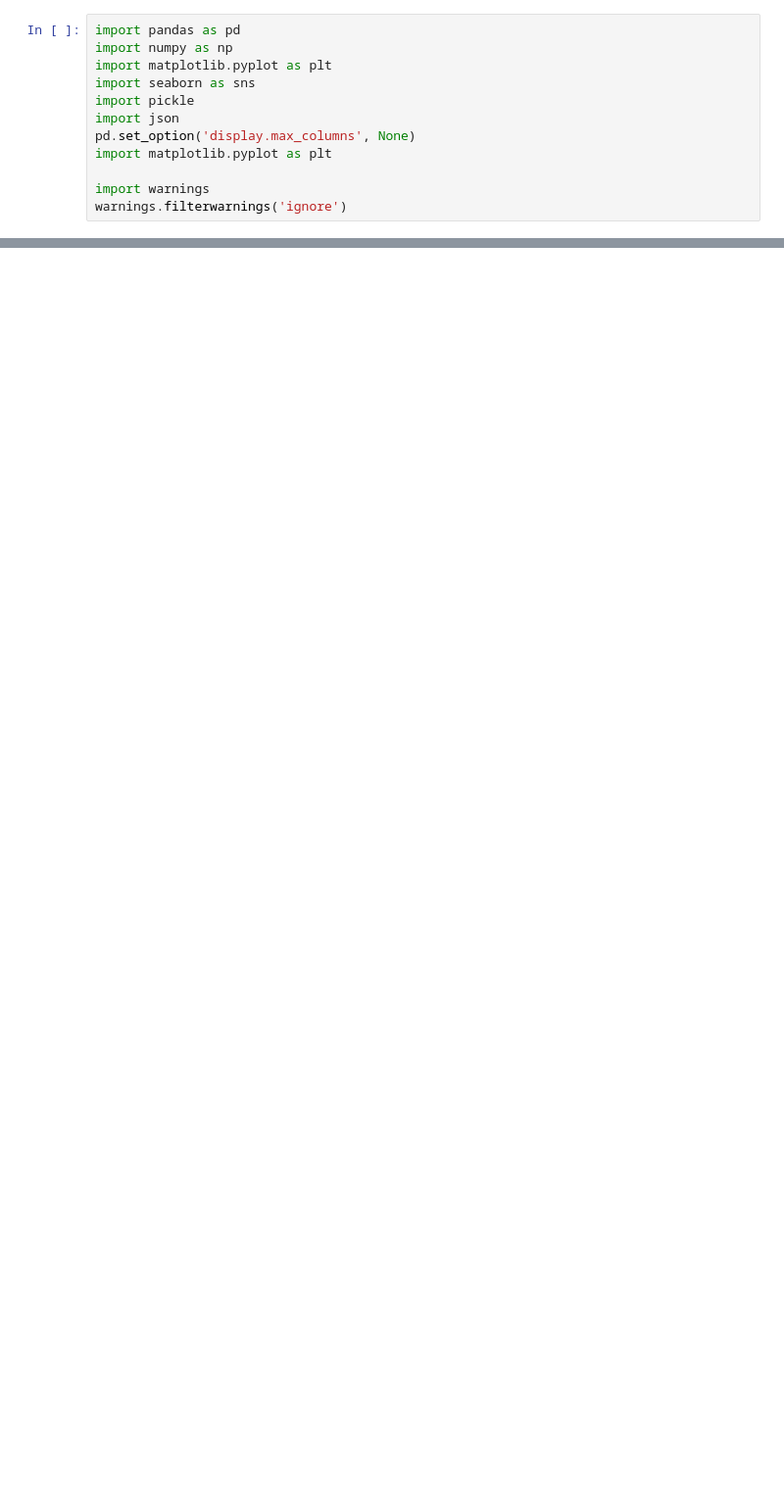
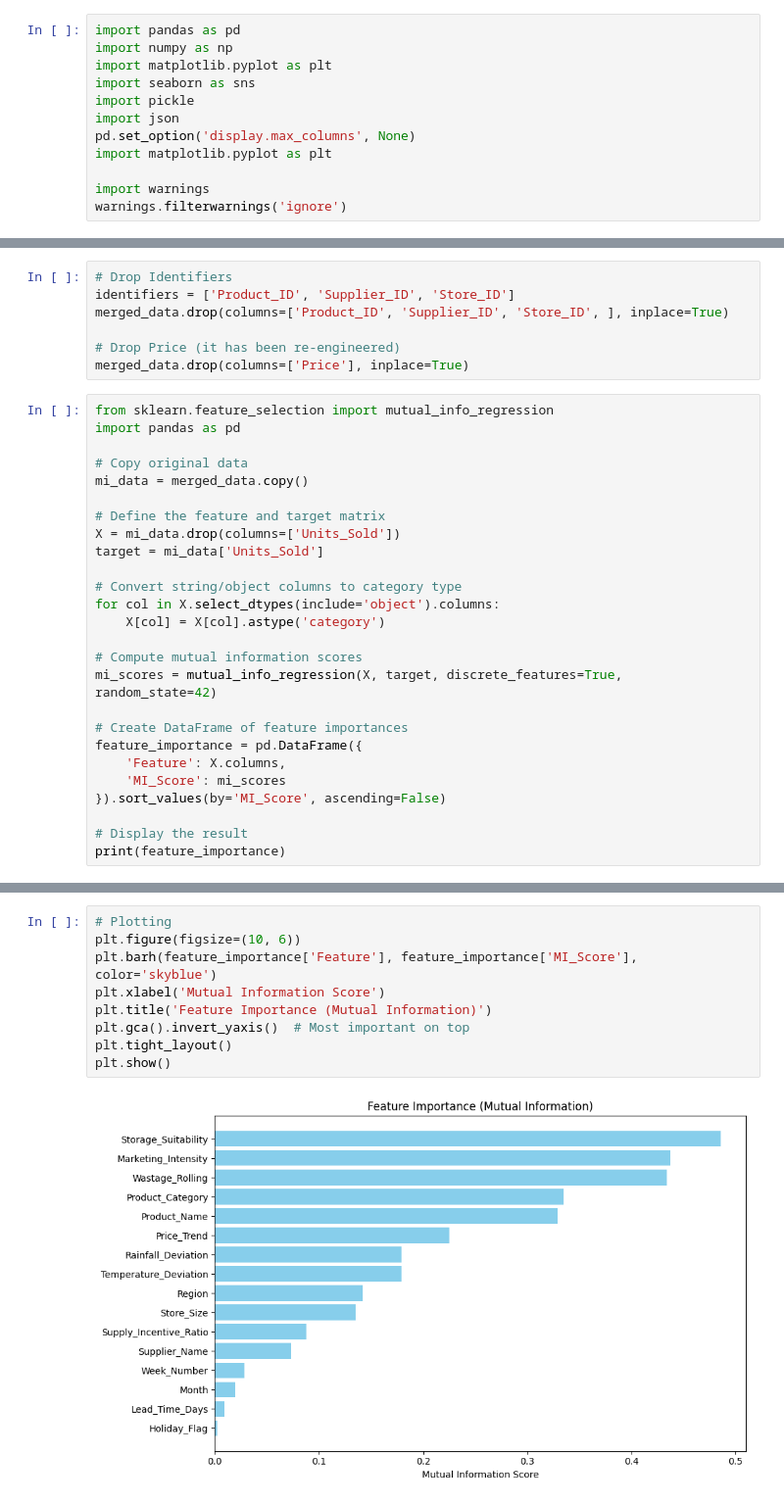
Before and after one commit to Sidikat123/perishable-predictor, a Jupyter notebook: model/model.ipynb, the cells around one changed output, grey strips where cells are left out. Shown: that part at 98% size. Cells and saved outputs as stored; diff of their text form; blank space fills up the shorter version.

```diff
--- a/model/model.ipynb
+++ b/model/model.ipynb
@@ -12,0 +496,33 @@ warnings.filterwarnings('ignore')
+# %%
+# Drop Identifiers
+identifiers = ['Product_ID', 'Supplier_ID', 'Store_ID']
+merged_data.drop(columns=['Product_ID', 'Supplier_ID', 'Store_ID', ], inplace=True)
+
+# Drop Price (it has been re-engineered)
+merged_data.drop(columns=['Price'], inplace=True)
+# %%
+from sklearn.feature_selection import mutual_info_regression
+import pandas as pd
+
+# Copy original data
+mi_data = merged_data.copy()
+
+# Define the feature and target matrix
+X = mi_data.drop(columns=['Units_Sold'])
+target = mi_data['Units_Sold']
+
+# Convert string/object columns to category type
+for col in X.select_dtypes(include='object').columns:
+    X[col] = X[col].astype('category')
+
+# Compute mutual information scores
+mi_scores = mutual_info_regression(X, target, discrete_features=True, random_state=42)
+
+# Create DataFrame of feature importances
+feature_importance = pd.DataFrame({
+    'Feature': X.columns,
+    'MI_Score': mi_scores
+}).sort_values(by='MI_Score', ascending=False)
+
+# Display the result
+print(feature_importance)
@@ -12,0 +547,11 @@ warnings.filterwarnings('ignore')
+# %%
+# Plotting
+plt.figure(figsize=(10, 6))
+plt.barh(feature_importance['Feature'], feature_importance['MI_Score'], color='skyblue')
+plt.xlabel('Mutual Information Score')
+plt.title('Feature Importance (Mutual Information)')
+plt.gca().invert_yaxis()  # Most important on top
+plt.tight_layout()
+plt.show()
+# %% [output]
+[figure, added]
```
Also changed, not shown: parts of 54 cells of this notebook, 14 other files.
